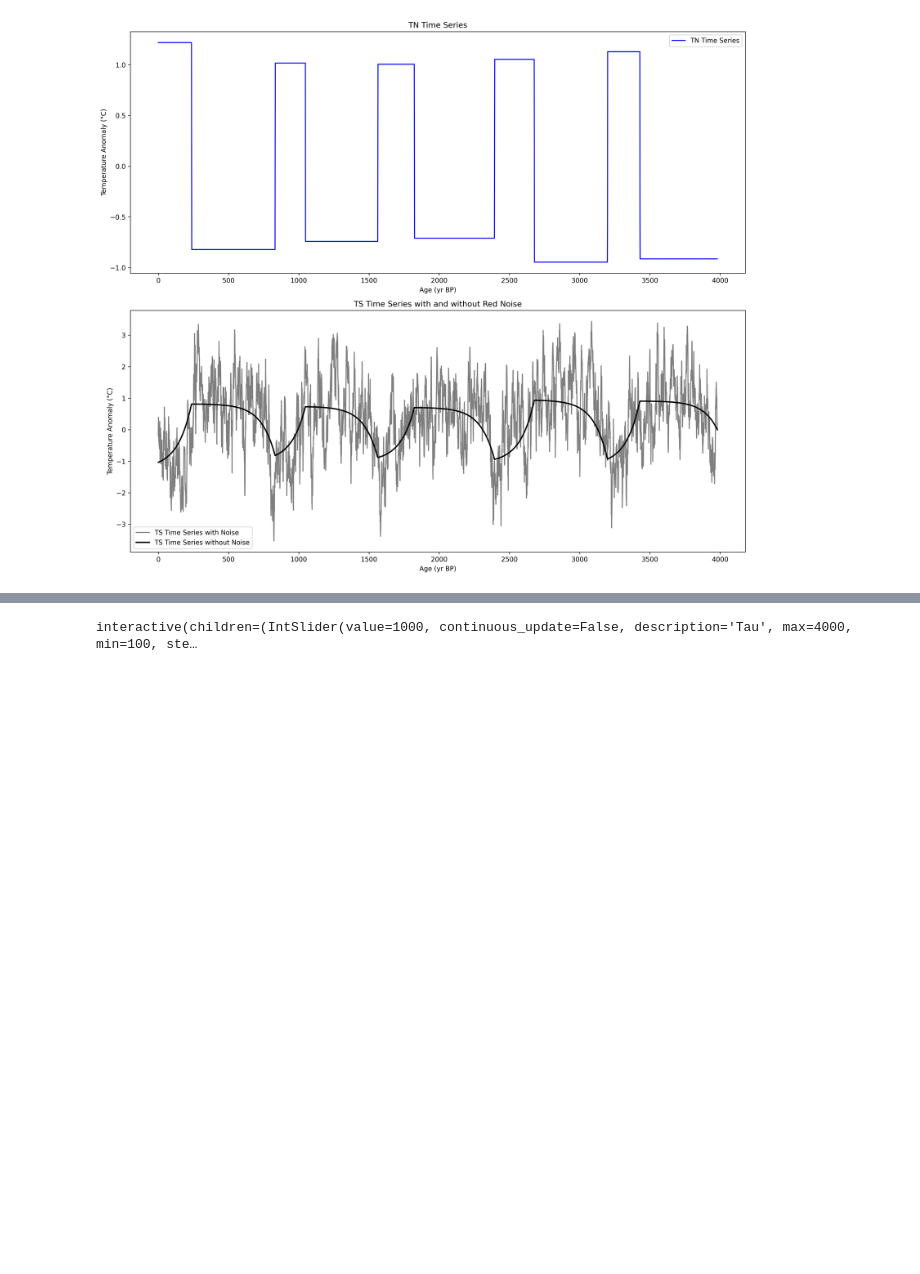
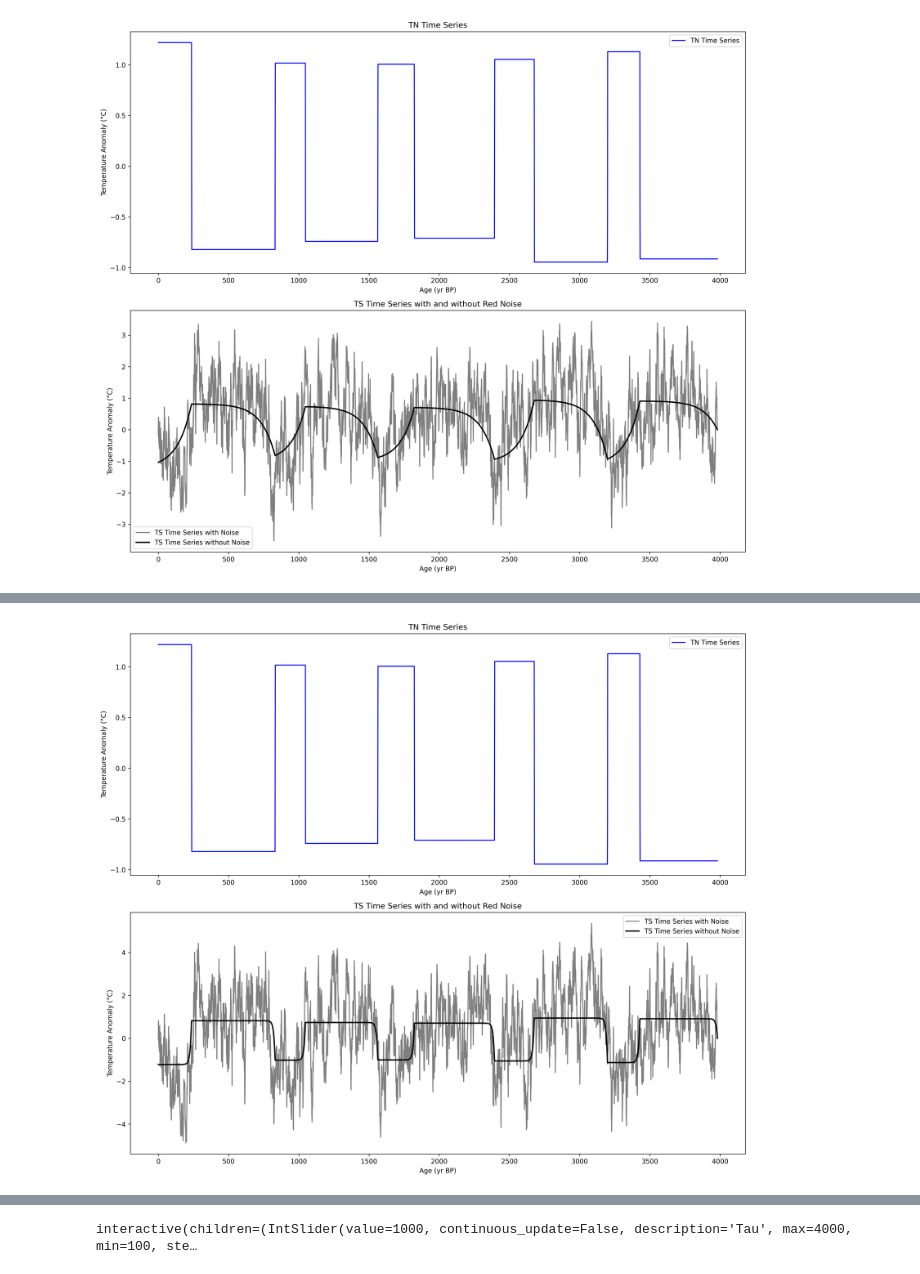
Before and after one commit to Peisong-Zheng/SJ03, a Jupyter notebook: SJ03_model.ipynb, the cells around one changed output, grey strips where cells are left out. Saved outputs shown, nothing was run; the diff lists cells and outputs as text; code cells hidden in the pictures; blank space fills up the shorter version.

```diff
--- a/SJ03_model.ipynb
+++ b/SJ03_model.ipynb
@@ -220 +156,64 @@ plt.show()
+# %%
+import numpy as np
+import matplotlib.pyplot as plt
+
+# Resample TN time series to match timestep dt of 10 years
+def resample_TN(tn_series, dt=10):
+    # Calculate the number of periods in the resampled series
+    num_periods = len(tn_series) // dt
+    # Resample by averaging over each dt period
+    resampled_tn = np.array([np.mean(tn_series[i*dt:(i+1)*dt]) for i in range(num_periods)])
+    return resampled_tn
+
+# Parameters for the model
+dt = 10  # Time step in years
+tau = 100  # Characteristic timescale in years
+TS_initial = 0  # Initial condition for TS
+a = 0.9  # Red noise parameter
+std_dev = 0.1  # Standard deviation for the white noise component
+
+# Generate and resample a shorter TN time series
+tn_time_series_shortened = generate_TN_time_series(duration=40000)
+tn_time_series_resampled = resample_TN(tn_time_series_shortened, dt)
+
+# Calculate TS without noise, reversing the calculation direction
+TS_without_noise_reversed = np.zeros(len(tn_time_series_resampled))
+TS_without_noise_reversed[-1] = TS_initial
+for i in range(len(tn_time_series_resampled) - 2, -1, -1):
+    delta_TS = dt * (1/tau) * (-tn_time_series_resampled[i+1] - TS_without_noise_reversed[i+1])
+    TS_without_noise_reversed[i] = TS_without_noise_reversed[i+1] + delta_TS
+
+# Adjust the standard deviation for red noise based on the variance of TS without noise
+variance_TS_without_noise = np.var(TS_without_noise_reversed)
+adjusted_std_dev = np.sqrt(variance_TS_without_noise / 2)
+
+np.random.seed(42)
+# Generate adjusted red noise
+red_noise_reversed = np.zeros(len(tn_time_series_resampled))
+for i in range(len(tn_time_series_resampled) - 2, -1, -1):
+    epsilon_t = np.random.normal(0, adjusted_std_dev)
+    red_noise_reversed[i] = a * red_noise_reversed[i+1] + epsilon_t
+
+# Add adjusted red noise to TS without noise
+TS_with_adjusted_noise_reversed = TS_without_noise_reversed + red_noise_reversed
+
+# Plotting
+fig, axs = plt.subplots(2, 1, figsize=(14, 12),dpi=300)
+axs[0].plot(tn_time_series_resampled, label='TN Time Series', color='blue')
+axs[0].set_title('TN Time Series')
+axs[0].set_xlabel('Age (yr BP)')
+axs[0].set_ylabel('Temperature Anomaly (°C)')
+axs[0].legend()
+
+axs[1].plot(TS_with_adjusted_noise_reversed, label='TS Time Series with Noise', color='k', alpha=0.5,linestyle='-')
+axs[1].plot(TS_without_noise_reversed, label='TS Time Series without Noise', color='k', linewidth=2, linestyle='-')
+axs[1].set_title('TS Time Series with and without Red Noise')
+axs[1].set_xlabel('Age (yr BP)')
+axs[1].set_ylabel('Temperature Anomaly (°C)')
+axs[1].legend()
+
+plt.tight_layout()
+plt.show()
+# %% [output]
+[figure, added]
 # %%
```
Also changed, not shown: parts of 4 cells of this notebook.
